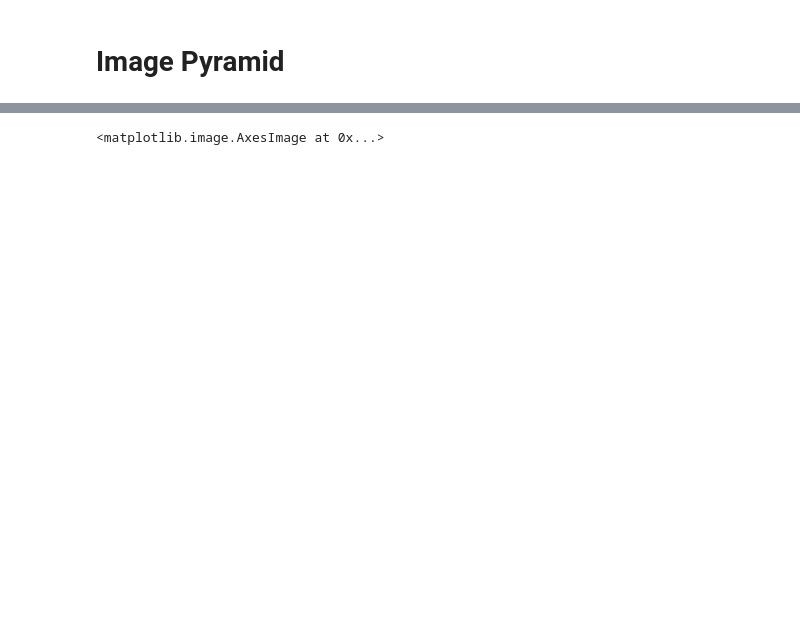
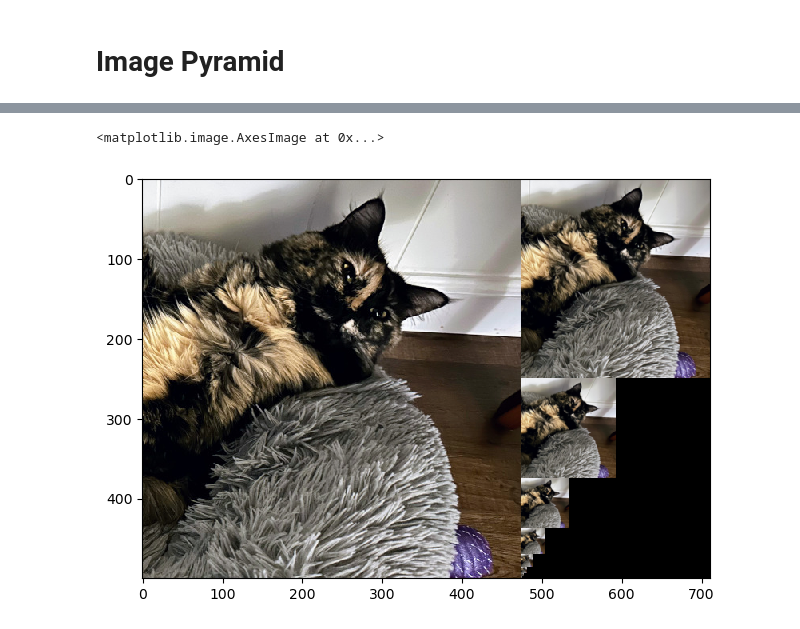
Before and after one commit to ajdillhoff/CSE4310, a Jupyter notebook: image_processing.ipynb, the cells around one changed output, grey strips where cells are left out. Drawn from its saved outputs; the diff is of its cells as text; code cells hidden in the pictures; blank space fills up the shorter version.

Commit message:
Updated to new version of pyramid call.

```diff
--- a/image_processing.ipynb
+++ b/image_processing.ipynb
@@ -86,7 +82,7 @@ io.imshow(img_crop)
 # %%
 rows, cols, channels = img_crop.shape
 # Create tuple of downscaled images
-pyramid = tuple(transform.pyramid_gaussian(img_crop, downscale=2, multichannel=True))
+pyramid = tuple(transform.pyramid_gaussian(img_crop, downscale=2, channel_axis=-1))
 
 comp_img = np.zeros((rows, cols+cols // 2, channels), dtype=np.double)
 # Place the largest (original) image first
@@ -96,7 +92,7 @@ comp_img[:rows, :cols, :] = pyramid[0]
 i_row = 0
 for p in pyramid[1:]:
     n_rows, n_cols = p.shape[:2]
-    comp_img[i_row:i_row + n_rows, cols:cols + n_cols, :] = p
+    comp_img[i_row:i_row + n_rows, cols:cols + n_cols] = p
     i_row += n_rows
 
 io.imshow(comp_img)
@@ -106 +100,2 @@ io.imshow(comp_img)
 <matplotlib.image.AxesImage at 0x...>
+[figure, added]
```
Also changed, not shown: parts of 7 cells of this notebook.
